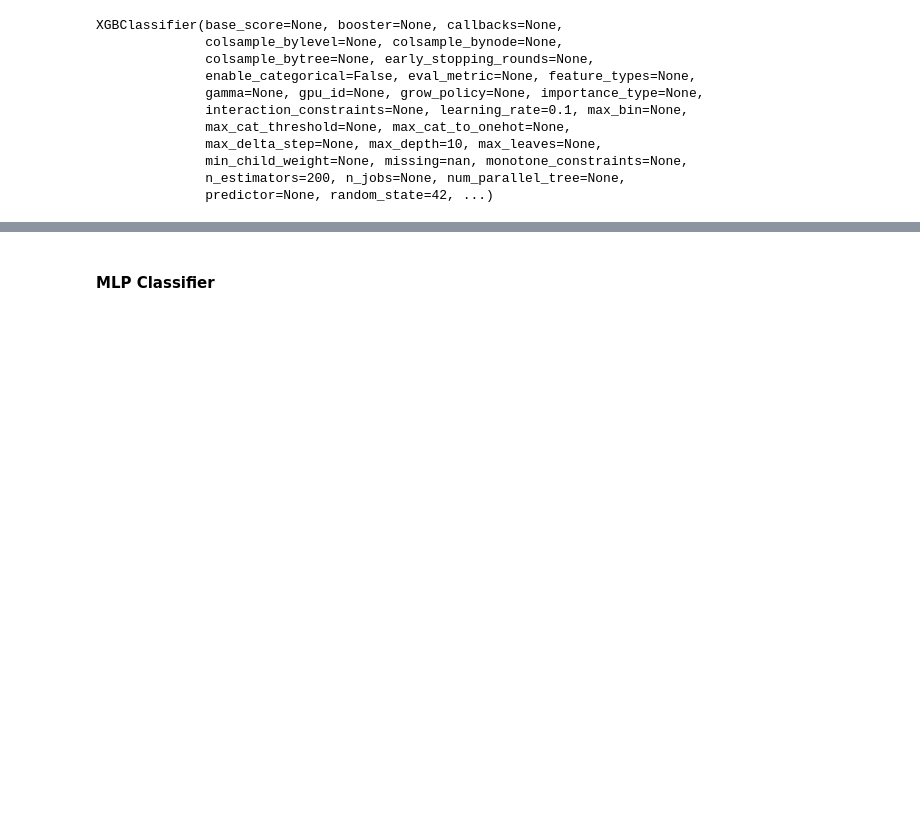
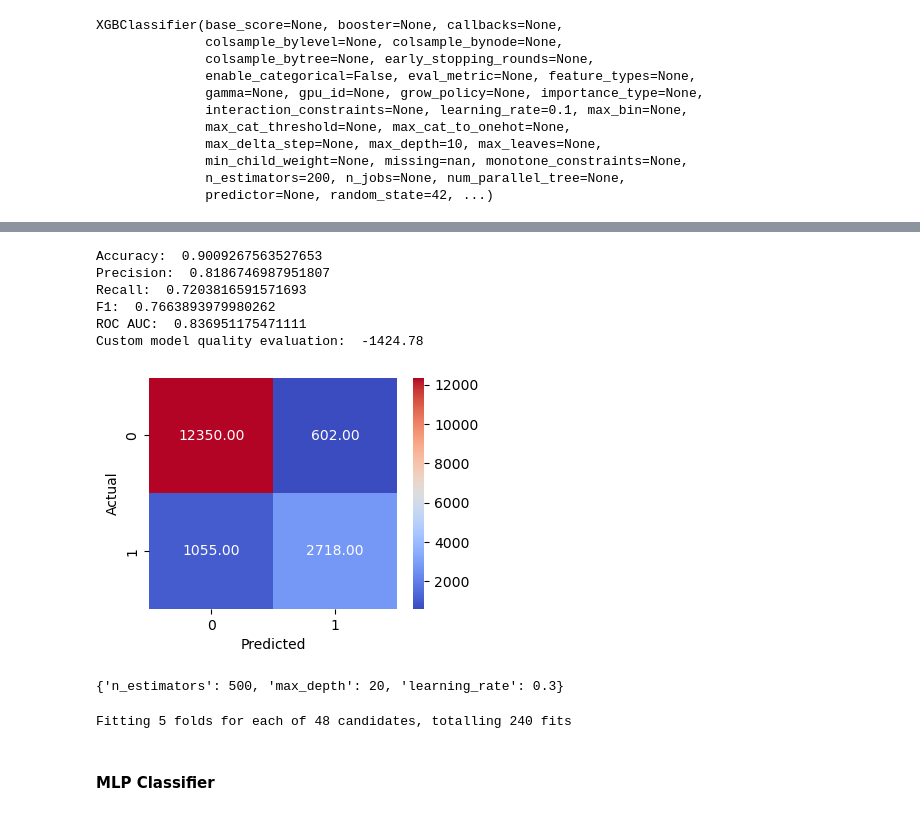
Before and after one commit to ahirsch-github/flight-price-prediction, a Jupyter notebook: flight-price-prediction.ipynb, the cells around one changed output, grey strips where cells are left out. Drawn from its saved outputs; the diff is of its cells as text; code cells hidden in the pictures; blank space fills up the shorter version.

```diff
--- a/flight-price-prediction.ipynb
+++ b/flight-price-prediction.ipynb
@@ -1746,0 +1817,22 @@ calculate_metrics(gbc.predict(X_test), X_test_full)
+# %%
+param_grid = {
+    'n_estimators': [100, 200, 300, 400, 500],
+    'max_depth': [5, 10, 15, 20],
+    'learning_rate': [0.01, 0.1, 0.2, 0.3]
+}
+
+# Create a RandomizedSearchCV object
+randomized_search = RandomizedSearchCV(
+    estimator=xgb_model,
+    param_distributions=param_grid,
+    n_iter=50,
+    scoring='f1',
+    cv=5,
+    verbose=1,
+    n_jobs=-1,
+    random_state=42
+)
+
+# Fit RandomizedSearchCV to the data
+randomized_search.fit(X_train, y_train)
+best_params = randomized_search.best_params_
@@ -1746,0 +1858,9 @@ calculate_metrics(gbc.predict(X_test), X_test_full)
+# %%
+# Retrain model with optimized params
+xgb_model = xgb.XGBClassifier(
+    **best_params,
+    objective='binary:logistic',
+    random_state=42
+)
+
+xgb_model.fit(X_train, y_train)
@@ -1747,3 +1879,47 @@ calculate_metrics(gbc.predict(X_test), X_test_full)
+# %%
+# Make predictions on the test set
+predictions = xgb_model.predict(X_test)
+calculate_metrics(y_test, predictions)
+print('Custom model quality evaluation: ', custom_metric(predictions, X_test, X_test_full))
+plot_confusion_matrix(y_test, predictions)
+# %% [output]
+Accuracy:  0.9009267563527653
+Precision:  0.8186746987951807
+Recall:  0.7203816591571693
+F1:  0.7663893979980262
+ROC AUC:  0.836951175471111
+Custom model quality evaluation:  -1424.78
+[figure, added]
+# %%
+best_params
+# %% [output]
+{'n_estimators': 500, 'max_depth': 20, 'learning_rate': 0.3}
+# %%
+param_grid = {
+    'n_estimators': [400, 500, 600, 800],
+    'max_depth': [20, 25, 30, 40],
+    'learning_rate': [0.2, 0.3, 0.4]
+}
+
+# Create a RandomizedSearchCV object
+xgb_model = xgb.XGBClassifier(objective='binary:logistic', random_state=42)
+
+randomized_search = RandomizedSearchCV(
+    estimator=xgb_model,
+    param_distributions=param_grid,
+    n_iter=50,
+    scoring='f1',
+    cv=5,
+    verbose=1,
+    n_jobs=-1,
+    random_state=42
+)
+
+# Fit RandomizedSearchCV to the data
+randomized_search.fit(X_train, y_train)
+best_params = randomized_search.best_params_
+# %% [output]
+Fitting 5 folds for each of 48 candidates, totalling 240 fits
 # %% [markdown]
 #### MLP Classifier ####
 # %%
```
Also changed, not shown: parts of 86 cells of this notebook.
